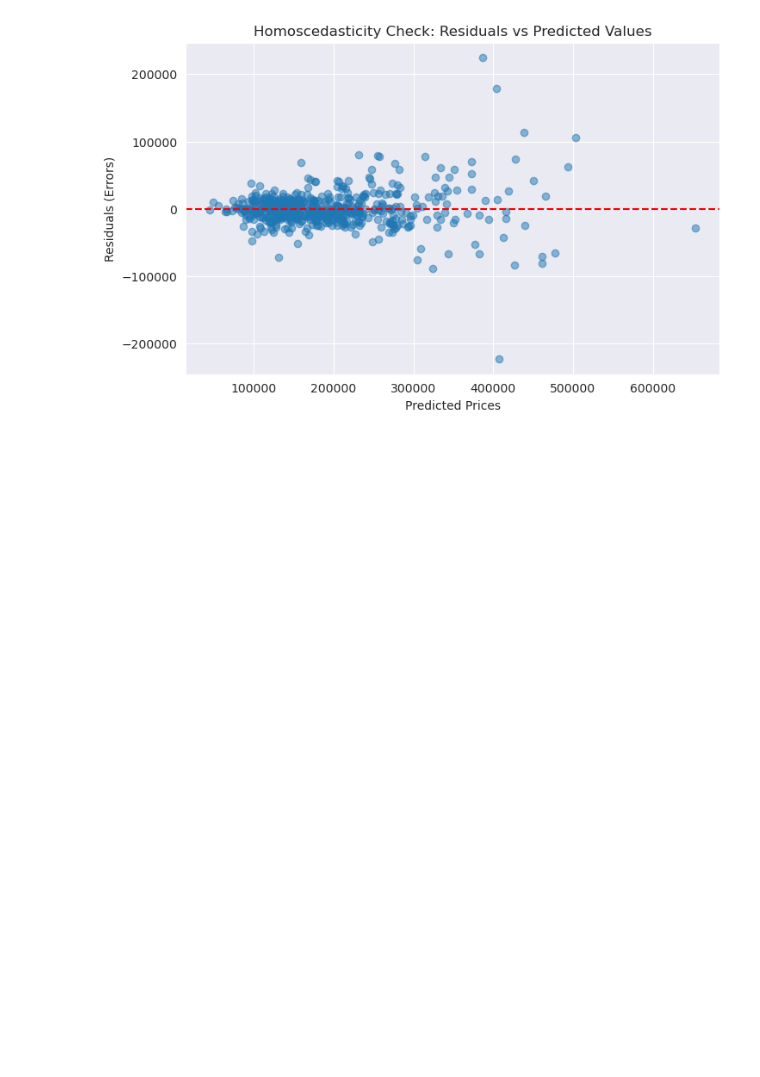
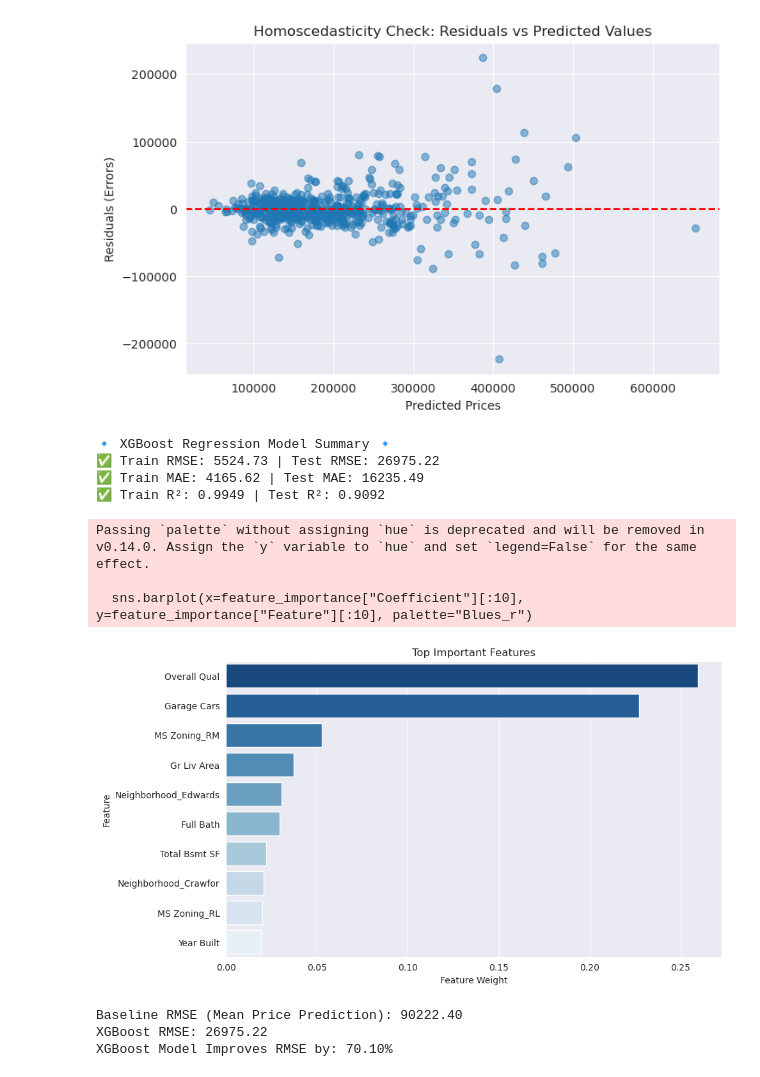
Before and after one commit to Deleranax/House-Price-Prediction, a Jupyter notebook: xgboost.ipynb, the cells around one changed output. Saved outputs shown, nothing was run; the diff lists cells and outputs as text; code cells hidden in the pictures; blank space fills up the shorter version.

Commit message:
Added metrics in XGBoost model

```diff
--- a/xgboost.ipynb
+++ b/xgboost.ipynb
@@ -187,3 +188,55 @@ plt.title("Homoscedasticity Check: Residuals vs Predicted Values")
 plt.show()
 # %% [output]
 [figure]
+# %%
+from sklearn.metrics import mean_absolute_error, r2_score
+
+rmse_train = np.sqrt(mean_squared_error(y_train, y_train_pred))
+rmse_test = np.sqrt(mean_squared_error(y_test, y_test_pred))
+
+mae_train = mean_absolute_error(y_train, y_train_pred)
+mae_test = mean_absolute_error(y_test, y_test_pred)
+
+r2_train = r2_score(y_train, y_train_pred)
+r2_test = r2_score(y_test, y_test_pred)
+
+print("🔹 XGBoost Regression Model Summary 🔹")
+print(f"✅ Train RMSE: {rmse_train:.2f} | Test RMSE: {rmse_test:.2f}")
+print(f"✅ Train MAE: {mae_train:.2f} | Test MAE: {mae_test:.2f}")
+print(f"✅ Train R²: {r2_train:.4f} | Test R²: {r2_test:.4f}")
+# %% [output]
+🔹 XGBoost Regression Model Summary 🔹
+✅ Train RMSE: 5524.73 | Test RMSE: 26975.22
+✅ Train MAE: 4165.62 | Test MAE: 16235.49
+✅ Train R²: 0.9949 | Test R²: 0.9092
+# %%
+feature_importance = pd.DataFrame({"Feature": selected_data_encoded.columns, "Coefficient": xgb_model.feature_importances_})
+feature_importance = feature_importance[feature_importance["Coefficient"] != 0]  # Remove zero coefficients
+feature_importance = feature_importance.sort_values(by="Coefficient", ascending=False)
+
+# Plot top 10 features
+plt.figure(figsize=(10,6))
+sns.barplot(x=feature_importance["Coefficient"][:10], y=feature_importance["Feature"][:10], palette="Blues_r")
+plt.xlabel("Feature Weight")
+plt.ylabel("Feature")
+plt.title("Top Important Features")
+plt.show()
+# %% [output]
+Passing `palette` without assigning `hue` is deprecated and will be removed in v0.14.0. Assign the `y` variable to `hue` and set `legend=False` for the same effect.
+
+  sns.barplot(x=feature_importance["Coefficient"][:10], y=feature_importance["Feature"][:10], palette="Blues_r")
+[figure, added]
+# %%
+# Compute baseline RMSE (Predicting the average house price)
+y_baseline_pred = np.full_like(y_test, y_train.mean())
+baseline_rmse = np.sqrt(mean_squared_error(y_test, y_baseline_pred))
+
+print(f"Baseline RMSE (Mean Price Prediction): {baseline_rmse:.2f}")
+print(f"XGBoost RMSE: {rmse_test:.2f}")
+
+improvement = 100 * (baseline_rmse - rmse_test) / baseline_rmse
+print(f"XGBoost Model Improves RMSE by: {improvement:.2f}%")
+# %% [output]
+Baseline RMSE (Mean Price Prediction): 90222.40
+XGBoost RMSE: 26975.22
+XGBoost Model Improves RMSE by: 70.10%
```
Also changed, not shown: parts of 4 cells of this notebook.
